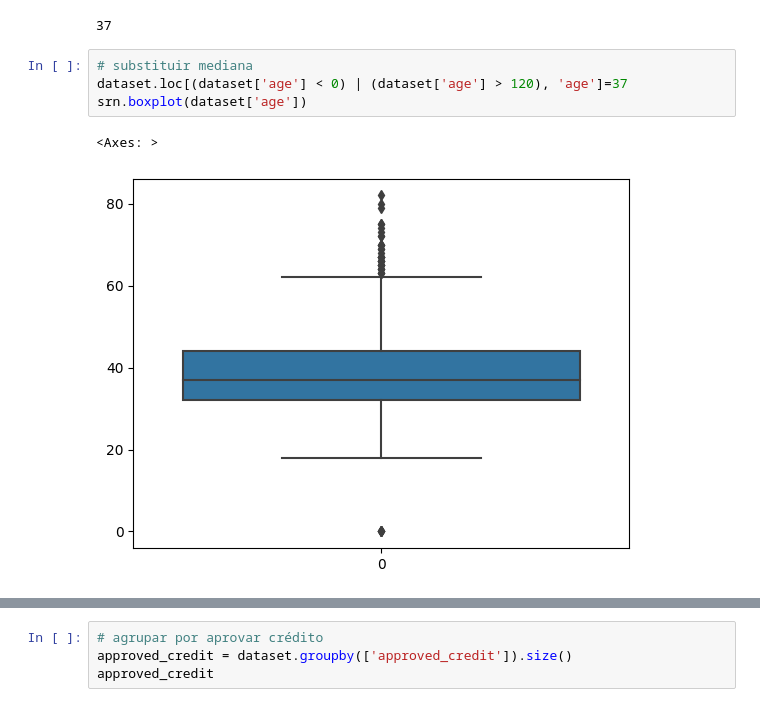
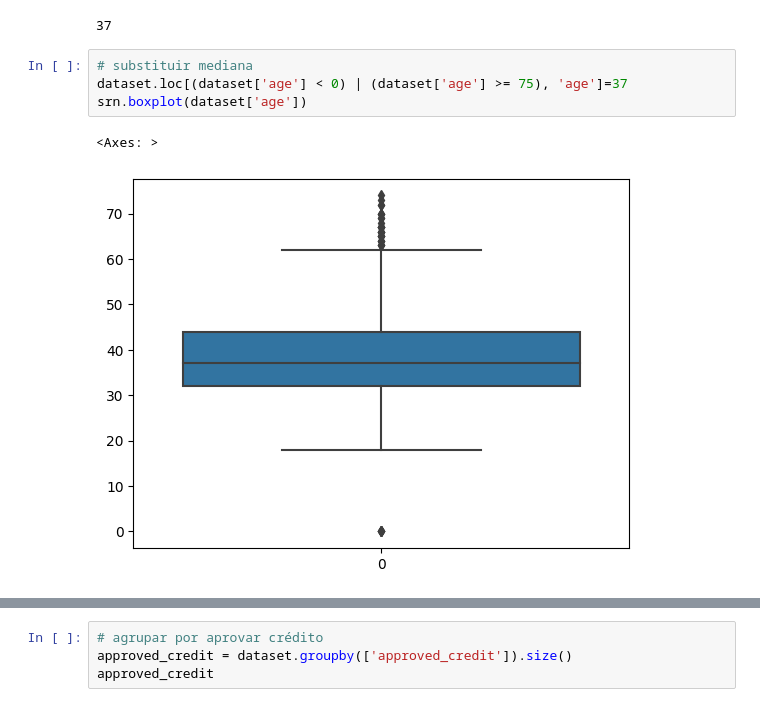
Before and after one commit to lacymelo/IA-turma-2020, a Jupyter notebook: code/preprocessing.ipynb, the cells around one changed output, grey strips where cells are left out. Drawn from its saved outputs; the diff is of its cells as text.

```diff
--- a/code/preprocessing.ipynb
+++ b/code/preprocessing.ipynb
@@ -117,11 +122,11 @@ median
 37
 # %%
 # substituir mediana
-dataset.loc[(dataset['age'] < 0) | (dataset['age'] > 120), 'age']=37
+dataset.loc[(dataset['age'] < 0) | (dataset['age'] >= 75), 'age']=37
 srn.boxplot(dataset['age'])
 # %% [output]
 <Axes: >
-[figure, old version]
+[figure, new version]
 # %%
 # Agrupar por patrimônio
 patrimony = dataset.groupby(['patrimony']).size()
```
Also changed, not shown: parts of 6 cells of this notebook, 3 other files.
